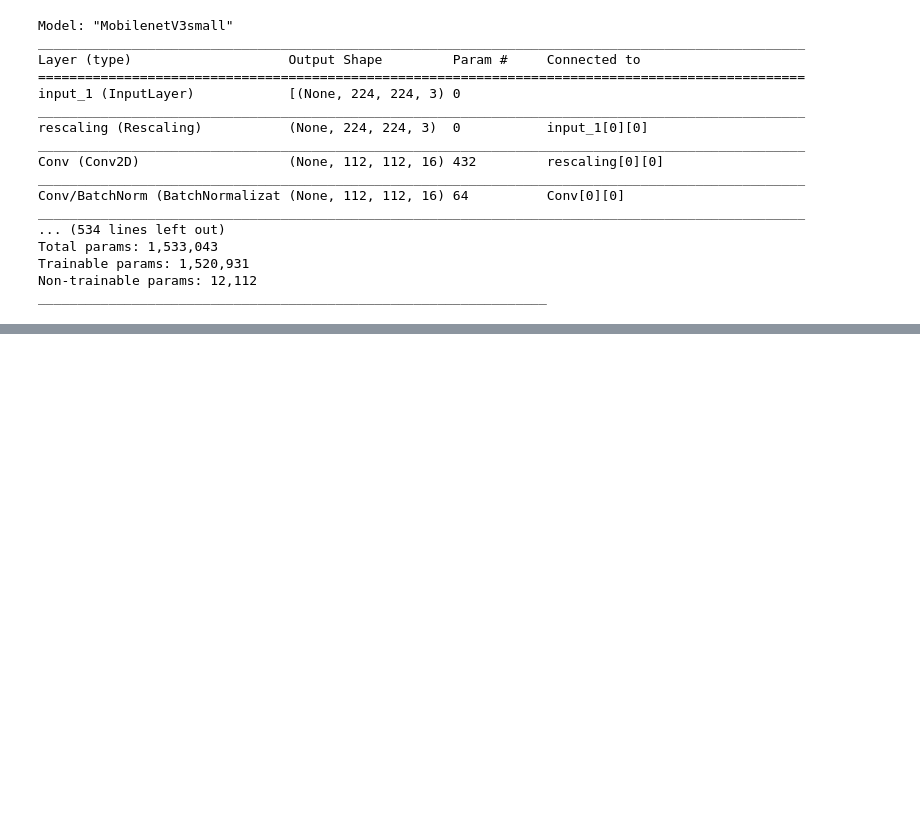
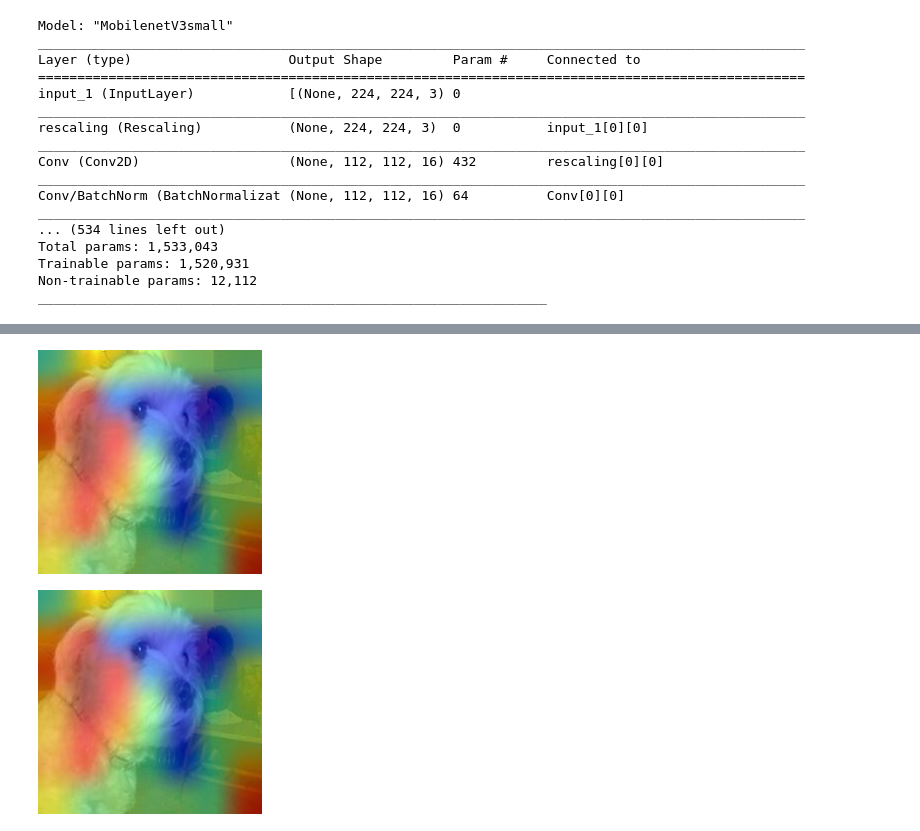
Before and after one commit to paatrycjaa/dogs-classification, a Jupyter notebook: pipeline.ipynb, the cells around one changed output, grey strips where cells are left out. Cells and saved outputs as stored; diff of their text form; code cells hidden in the pictures; blank space fills up the shorter version.

```diff
--- a/pipeline.ipynb
+++ b/pipeline.ipynb
@@ -79,0 +184,5 @@ Found 115 images belonging to 3 classes.
+# %%
+save_and_display_gradcam(x[34], heatmap, alpha = 0.005)
+# %% [output]
+[figure, added]
+[figure, added]
```
Also changed, not shown: parts of 16 cells of this notebook, 1 other file.
